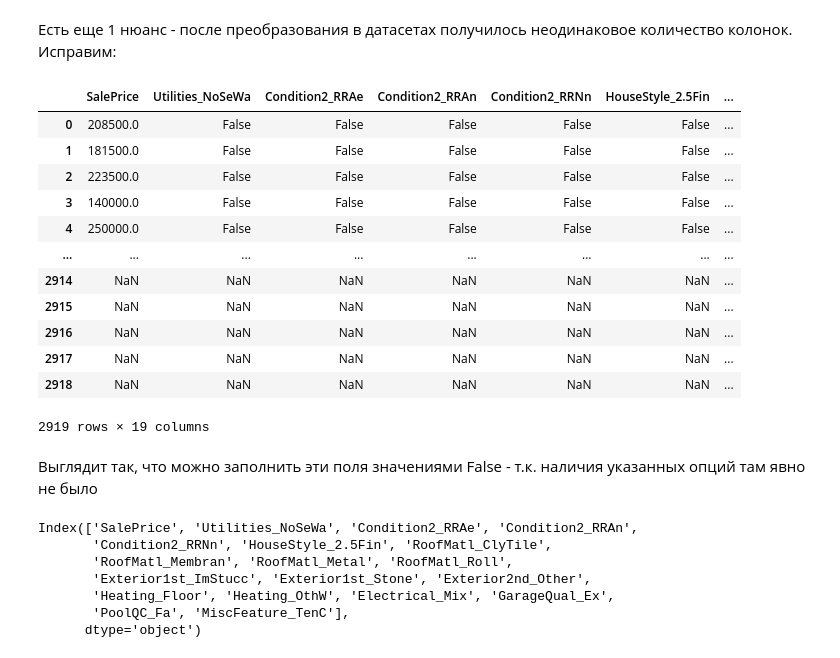
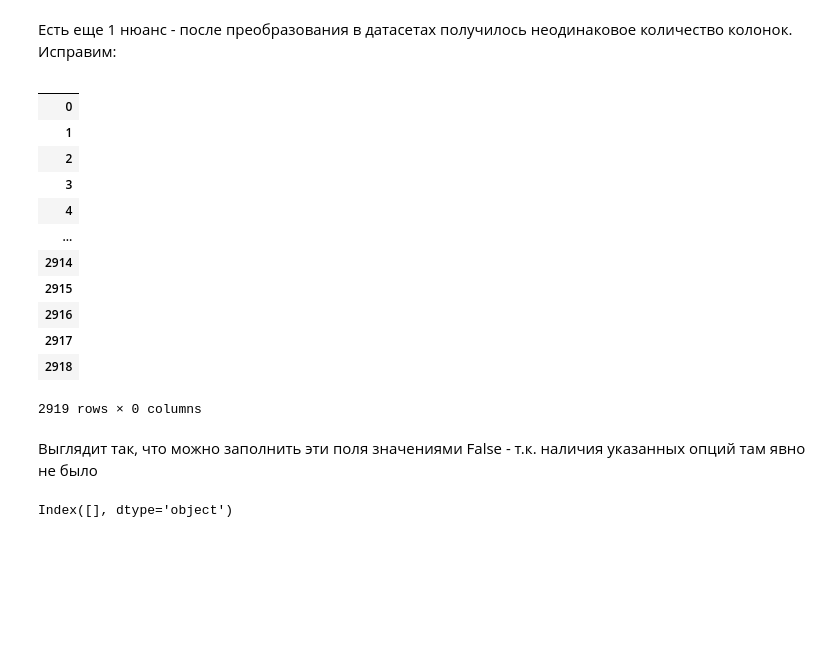
Before and after one commit to VakhromeevaKate/samsung-ai-coursse, a Jupyter notebook: HomeTask/sale_price_prediction.ipynb, the cells around one changed output. Saved outputs shown, nothing was run; the diff lists cells and outputs as text; code cells hidden in the pictures; blank space fills up the shorter version.

Commit message:
full dataset prepare

```diff
--- a/HomeTask/sale_price_prediction.ipynb
+++ b/HomeTask/sale_price_prediction.ipynb
@@ -133,8 +133,9 @@ suspitious_nans
 ### Подготовка данных
 # %%
 # попробуем преобразовать категориальные данные
-df_train = pd.get_dummies(train)
-df_train
+df_full = pd.concat([train, test], ignore_index=True, sort = False)
+df_full = pd.get_dummies(full)
+df_full
 # %% [output]
 |  | Id | MSSubClass | LotFrontage | LotArea | OverallQual | OverallCond | YearBuilt | YearRemodAdd | ... |
 | 0 | 1 | 60 | 65.0 | 8450 | 7 | 5 | 2003 | 2003 | ... |
@@ -211,0 +177,5 @@ df_test_nans
+# %%
+df_train = df_full.loc[~df_full['SalePrice'].isna(), :].copy()
+df_test = df_full.loc[df_full['SalePrice'].isna(), :].copy()
+print(df_train)
+print(df_test)
@@ -220,32 +208,26 @@ df_train = df_train.fillna(0)
 # %% [markdown]
 Есть еще 1 нюанс - после преобразования в датасетах получилось неодинаковое количество колонок. Исправим:
 # %%
-df_full = pd.concat([df_train, df_test], ignore_index=True, sort = False)
+df_full = pd.concat([df_train, df_test], ignore_index=True, sort = False).copy()
 df_full_nans = df_full.loc[:, df_full.isnull().any()].copy()
 df_full_nans
 # %% [output]
-|  | SalePrice | Utilities_NoSeWa | Condition2_RRAe | Condition2_RRAn | Condition2_RRNn | HouseStyle_2.5Fin | ... |
-| 0 | 208500.0 | False | False | False | False | False | ... |
-| 1 | 181500.0 | False | False | False | False | False | ... |
-| 2 | 223500.0 | False | False | False | False | False | ... |
-| 3 | 140000.0 | False | False | False | False | False | ... |
-| 4 | 250000.0 | False | False | False | False | False | ... |
-| ... | ... | ... | ... | ... | ... | ... | ... |
-| 2914 | NaN | NaN | NaN | NaN | NaN | NaN | ... |
-| 2915 | NaN | NaN | NaN | NaN | NaN | NaN | ... |
-| 2916 | NaN | NaN | NaN | NaN | NaN | NaN | ... |
-| 2917 | NaN | NaN | NaN | NaN | NaN | NaN | ... |
-| 2918 | NaN | NaN | NaN | NaN | NaN | NaN | ... |
+|  |
+| 0 |
+| 1 |
+| 2 |
+| 3 |
+| 4 |
+| ... |
+| 2914 |
+| 2915 |
+| 2916 |
+| 2917 |
+| 2918 |
-2919 rows × 19 columns
+2919 rows × 0 columns
 # %% [markdown]
 Выглядит так, что можно заполнить эти поля значениями False - т.к. наличия указанных опций там явно не было
 # %%
 df_full_nans.columns
 # %% [output]
-Index(['SalePrice', 'Utilities_NoSeWa', 'Condition2_RRAe', 'Condition2_RRAn',
-       'Condition2_RRNn', 'HouseStyle_2.5Fin', 'RoofMatl_ClyTile',
-       'RoofMatl_Membran', 'RoofMatl_Metal', 'RoofMatl_Roll',
-       'Exterior1st_ImStucc', 'Exterior1st_Stone', 'Exterior2nd_Other',
-       'Heating_Floor', 'Heating_OthW', 'Electrical_Mix', 'GarageQual_Ex',
-       'PoolQC_Fa', 'MiscFeature_TenC'],
-      dtype='object')
+Index([], dtype='object')
```
Also changed, not shown: parts of 14 cells of this notebook.
